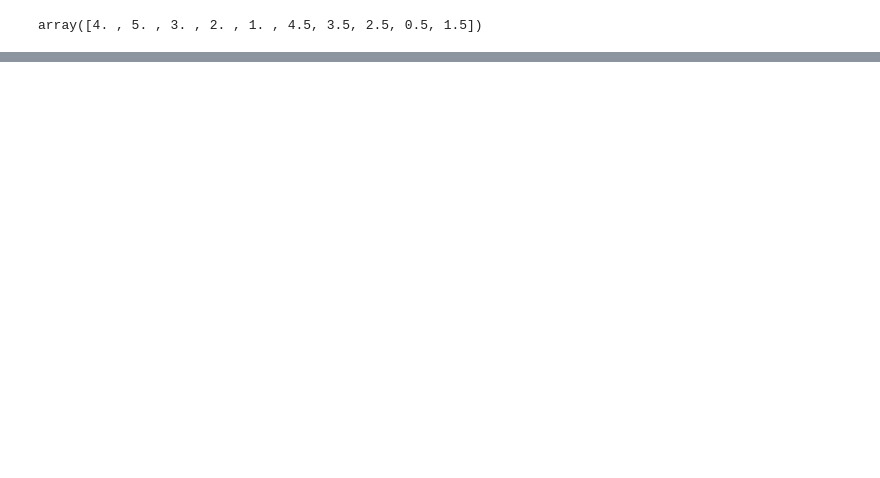
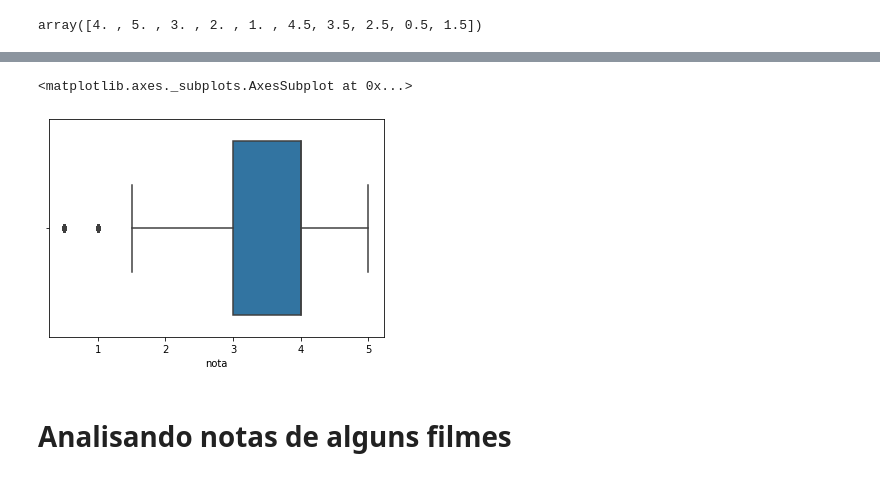
Before and after one commit to caelmica/DataScienceAlura, a Jupyter notebook: IntroduçãoADataScience_.ipynb, the cells around one changed output, grey strips where cells are left out. Saved outputs shown, nothing was run; the diff lists cells and outputs as text; code cells hidden in the pictures; blank space fills up the shorter version.

```diff
--- a/IntroduçãoADataScience_.ipynb
+++ b/IntroduçãoADataScience_.ipynb
@@ -60,0 +86,8 @@ notas['nota'].mean()
+# %%
+import seaborn as sns
+sns.boxplot(notas.nota)
+# %% [output]
+<matplotlib.axes._subplots.AxesSubplot at 0x...>
+[figure, added]
+# %% [markdown]
+# Analisando notas de alguns filmes
```
Also changed, not shown: parts of 33 cells of this notebook.
